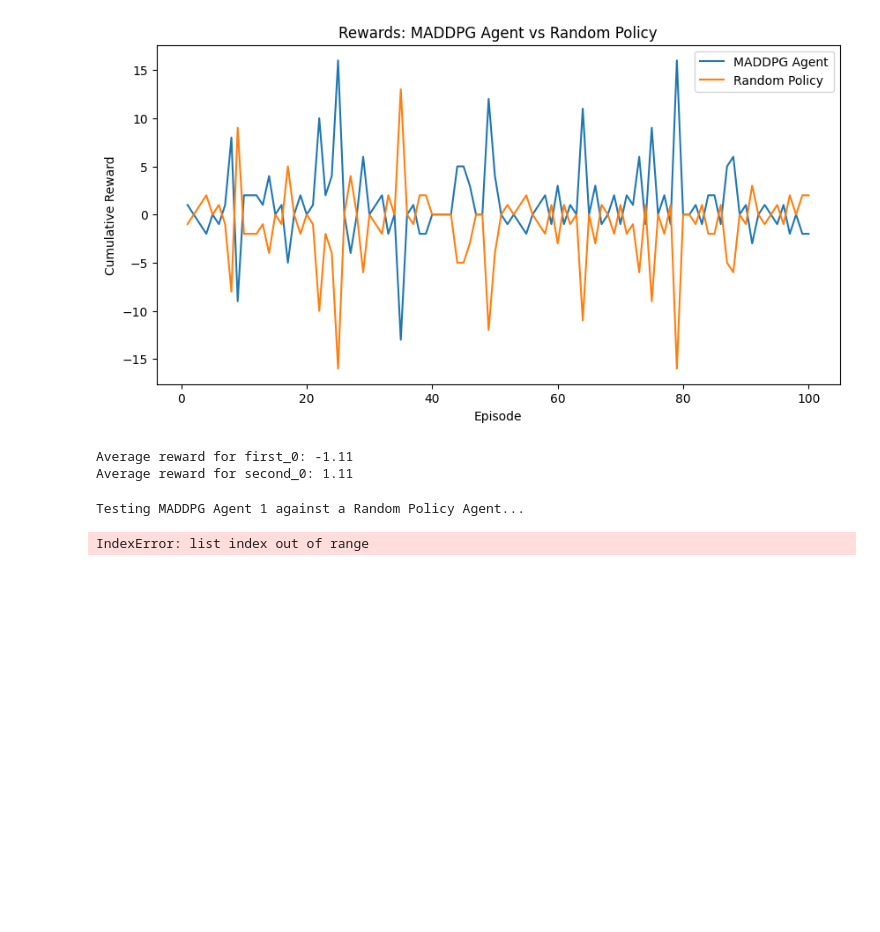
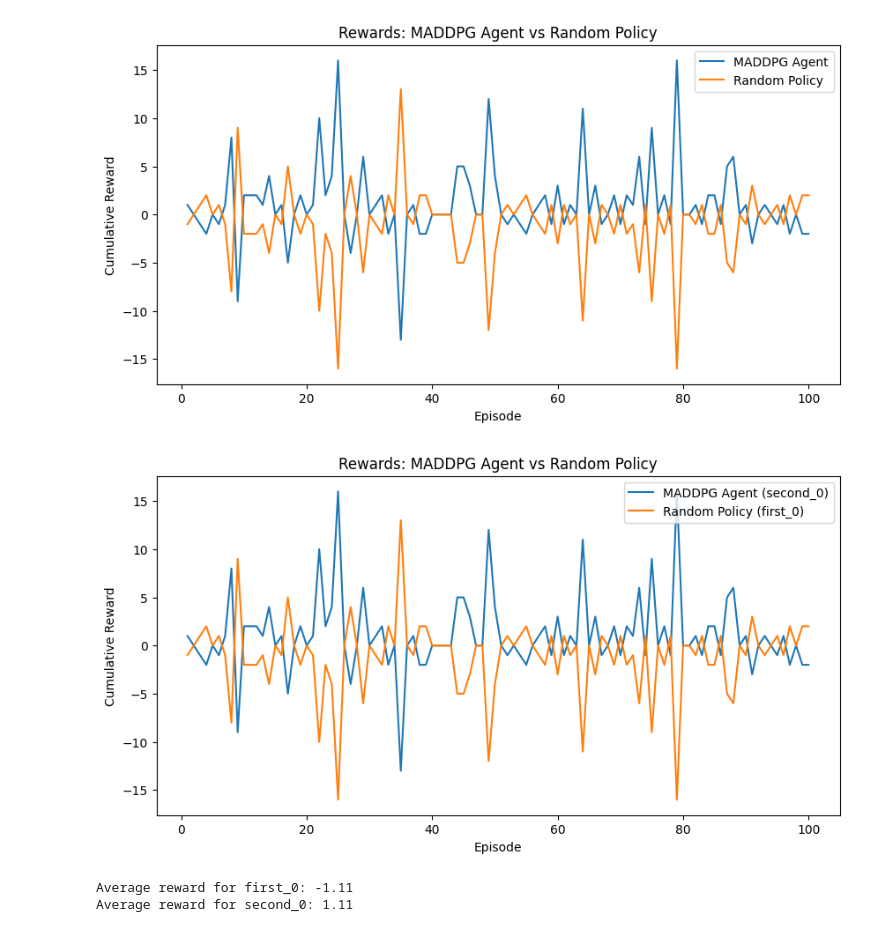
Before and after one commit to hebrian/boxing, a Jupyter notebook: maddpg/maddpg_dev_random.ipynb, the cells around one changed output. Cells and saved outputs as stored; diff of their text form; code cells hidden in the pictures; blank space fills up the shorter version.

```diff
--- a/maddpg/maddpg_dev_random.ipynb
+++ b/maddpg/maddpg_dev_random.ipynb
@@ -722,6 +722,25 @@ Total Episodes: 100
   Losses: 26
   Draws:  29
 [figure]
+# %%
+# Correct Label
+# Plot the rewards for the tested agent with correct labels
+tested_agent_label = f"MADDPG Agent (second_0)"
+random_policy_label = f"Random Policy (first_0)"
+
+# Plot the rewards for the tested agent
+plt.figure(figsize=(10, 5))
+plt.plot(range(1, len(rewards["second_0"]) + 1),
+         rewards["second_0"], label=tested_agent_label)
+plt.plot(range(1, len(rewards["first_0"]) + 1),
+         rewards["first_0"], label=random_policy_label)
+plt.title(f"Rewards: MADDPG Agent vs Random Policy")
+plt.xlabel("Episode")
+plt.ylabel("Cumulative Reward")
+plt.legend()
+plt.show()
+# %% [output]
+[figure, added]
 # %%
 # Calculate and print average rewards for each agent
 def calculate_average_rewards(reward_dict):
@@ -737,22 +756,3 @@ calculate_average_rewards(rewards)
 # %% [output]
 Average reward for first_0: -1.11
 Average reward for second_0: 1.11
-# %%
-# Test MADDPG agent_1 against a random policy agent
-agent_idx_to_test = 1  # Specify the MADDPG agent index (1 in this case)
-rewards = test_single_maddpg_agent(maddpg, parallel_env, agent_idx=agent_idx_to_test, num_test_episodes=50, max_steps=8000)
-
-# Plot the rewards for the tested agent
-plt.figure(figsize=(10, 5))
-plt.plot(range(1, len(rewards[parallel_env.agents[agent_idx_to_test]]) + 1),
-         rewards[parallel_env.agents[agent_idx_to_test]], label="MADDPG Agent")
-plt.plot(range(1, len(rewards[parallel_env.agents[1 - agent_idx_to_test]]) + 1),
-         rewards[parallel_env.agents[1 - agent_idx_to_test]], label="Random Policy")
-plt.title(f"Rewards: MADDPG Agent vs Random Policy")
-plt.xlabel("Episode")
-plt.ylabel("Cumulative Reward")
-plt.legend()
-plt.show()
-# %% [output]
-Testing MADDPG Agent 1 against a Random Policy Agent...
-IndexError: list index out of range
```
Also changed, not shown: parts of 1 cell of this notebook, 1 other file.
